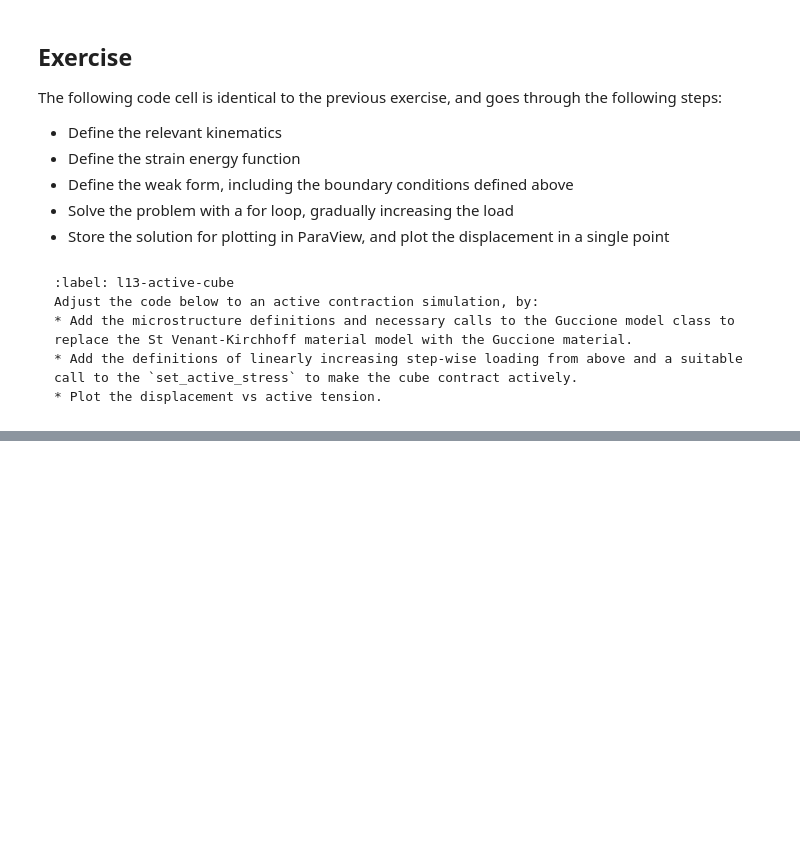
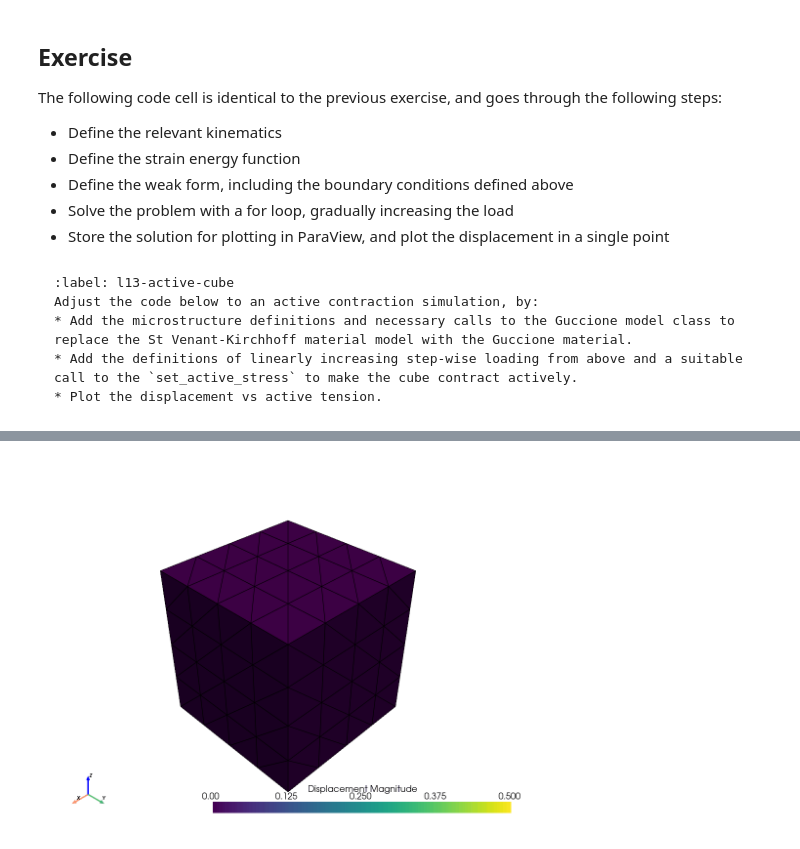
Before and after one commit to Simula-SSCP/SSCP_lectures, a Jupyter notebook: L13 (FEniCS Mechanics)/L13_active_cube.ipynb, the cells around one changed output, grey strips where cells are left out. Cells and saved outputs as stored; diff of their text form; code cells hidden in the pictures; blank space fills up the shorter version.

```diff
--- a/L13 (FEniCS Mechanics)/L13_active_cube.ipynb
+++ b/L13 (FEniCS Mechanics)/L13_active_cube.ipynb
@@ -224,11 +226,14 @@ problem = NonlinearProblem(
 )
 
 # Prepare output file
-outfile = io.VTXWriter(domain.comm, "output/active_cube_u.bp", [u])
+output_dir = Path("output")
+output_dir.mkdir(exist_ok=True)
+outfile = io.VTXWriter(domain.comm, output_dir / "active_cube_u.bp", [u])
 outfile.write(0.0)
 # Prepare GIF
+gif_name = "active_cube.gif"
 plotter, grid, magnitude, us_expr, actor = setup_gif_visualizer(
-    domain, u, filename="output/active_cube.gif"
+    domain, u, filename=output_dir / gif_name
 )
 
 # Finally, we solve the problem for different loads, and plot the load vs displacement.
@@ -271,5 +286,7 @@ NameError: name 'u' is not defined
 # plt.plot(...)
 # %%
 # Display the generated GIF
-# from IPython.display import Image
-# Image(filename="output/active_cube.gif", width=500)
+from IPython.display import Image
+Image(filename=output_dir/gif_name, width=500)
+# %% [output]
+[figure, added]
```
Also changed, not shown: parts of 6 cells of this notebook, 11 other files.
